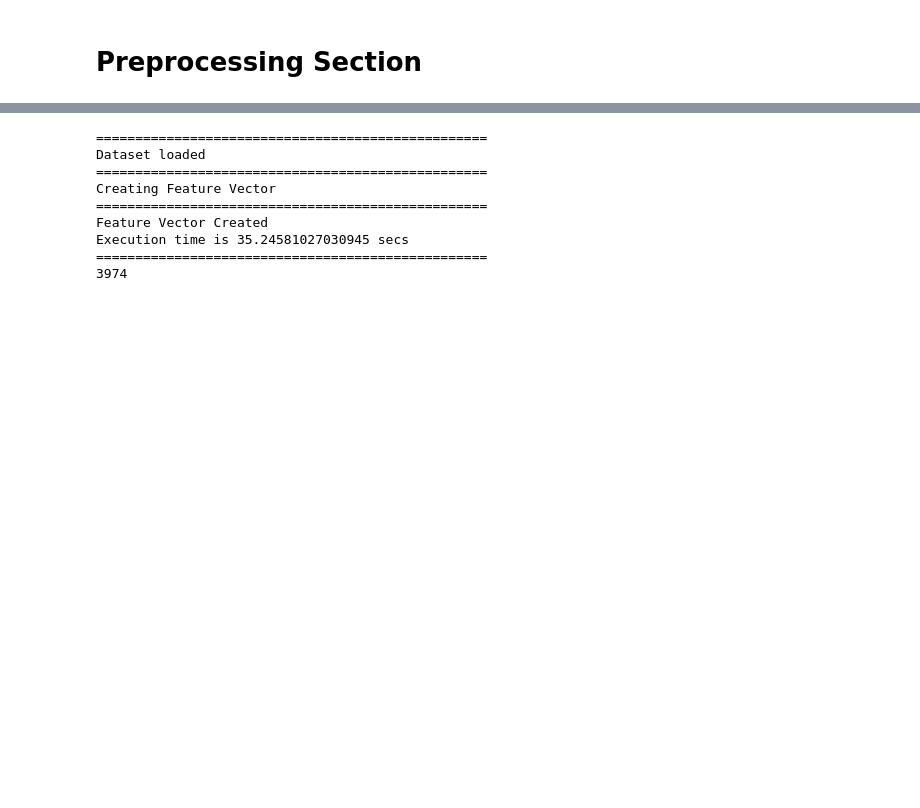
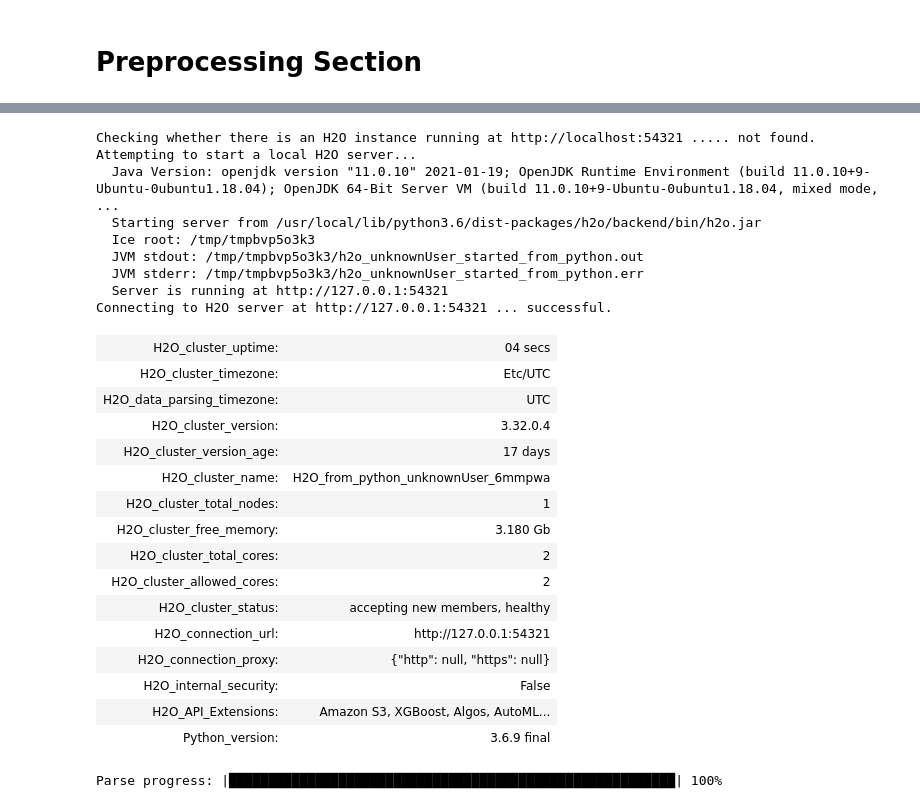
Before and after one commit to CianOSull/AutoML_With_SA_FYP_2021, a Jupyter notebook: MainNotebook.ipynb, the cells around one changed output, grey strips where cells are left out. Saved outputs shown, nothing was run; the diff lists cells and outputs as text; code cells hidden in the pictures; blank space fills up the shorter version.

```diff
--- a/MainNotebook.ipynb
+++ b/MainNotebook.ipynb
@@ -258,31 +321,64 @@ http://docs.h2o.ai/h2o/latest-stable/h2o-docs/data-munging.html
+# %%
+# Create a train, test and validation split
+# This will create a train split of 70% and test and validation split of 15% each
+imdb_train, imdb_test,imdb_valid = imdb_train.split_frame(ratios=[.7, .15])
 # %%
 
 def main():
-  X_train, y_train, X_test, y_test = prepare_data()
+  # X_train, y_train, X_test, y_test = prepare_data()
 
   # print(len(X_train))
 
   #==========================================
   # Insert the code for running the libraries in here
+
+  # This is how it is recommended to set up the inputs for automl
+  y = "sentiment"
+  x = imdb_df.columns
+  x.remove(y)
 
   # This is using 10 max models, so it will only create 10
   # You can also tell it to note try to use stacked ensemble.
   # In this initial test stacked ensemble will be removed to keep it simple
   # though deep learning will be allowed since it is good on text data
   # You can also set timeboxes for how long models can run
   # Verbosity sets whetehr it gives out information while running
-  aml = H2OAutoML(max_models = 10, seed = 10, exclude_algos = ["StackedEnsemble"], verbosity="info")
+  # nfolds is for validation, by default it is set to 5 and will create validation splits
+  # set nfolds to 0 if you have created your own validation split
+  automodel = H2OAutoML(max_models = 10, max_runtime_secs=39600, seed = 1, exclude_algos = ["StackedEnsemble"], verbosity="info", nfolds=0)
+
+  # Train the automl, x sets the training columns, y is the y columns
+  automodel.train(x = x, y = y, training_frame = imdb_train, validation_frame=imdb_valid)
+  # aml = H2OAutoML(max_models=20, seed=1)
+
 
   #==========================================
 
 main()
 # %% [output]
-==================================================
-Dataset loaded
-==================================================
-Creating Feature Vector
-==================================================
-Feature Vector Created
-Execution time is 35.24581027030945 secs
-==================================================
-3974
+Checking whether there is an H2O instance running at http://localhost:54321 ..... not found.
+Attempting to start a local H2O server...
+  Java Version: openjdk version "11.0.10" 2021-01-19; OpenJDK Runtime Environment (build 11.0.10+9-Ubuntu-0ubuntu1.18.04); OpenJDK 64-Bit Server VM (build 11.0.10+9-Ubuntu-0ubuntu1.18.04, mixed mode,  ...
+  Starting server from /usr/local/lib/python3.6/dist-packages/h2o/backend/bin/h2o.jar
+  Ice root: /tmp/tmpbvp5o3k3
+  JVM stdout: /tmp/tmpbvp5o3k3/h2o_unknownUser_started_from_python.out
+  JVM stderr: /tmp/tmpbvp5o3k3/h2o_unknownUser_started_from_python.err
+  Server is running at http://127.0.0.1:54321
+Connecting to H2O server at http://127.0.0.1:54321 ... successful.
+| H2O_cluster_uptime: | 04 secs |
+| H2O_cluster_timezone: | Etc/UTC |
+| H2O_data_parsing_timezone: | UTC |
+| H2O_cluster_version: | 3.32.0.4 |
+| H2O_cluster_version_age: | 17 days |
+| H2O_cluster_name: | H2O_from_python_unknownUser_6mmpwa |
+| H2O_cluster_total_nodes: | 1 |
+| H2O_cluster_free_memory: | 3.180 Gb |
+| H2O_cluster_total_cores: | 2 |
+| H2O_cluster_allowed_cores: | 2 |
+| H2O_cluster_status: | accepting new members, healthy |
+| H2O_connection_url: | http://127.0.0.1:54321 |
+| H2O_connection_proxy: | {"http": null, "https": null} |
+| H2O_internal_security: | False |
+| H2O_API_Extensions: | Amazon S3, XGBoost, Algos, AutoML... |
+| Python_version: | 3.6.9 final |
+Parse progress: |█████████████████████████████████████████████████████████| 100%
```
Also changed, not shown: parts of 7 cells of this notebook.
